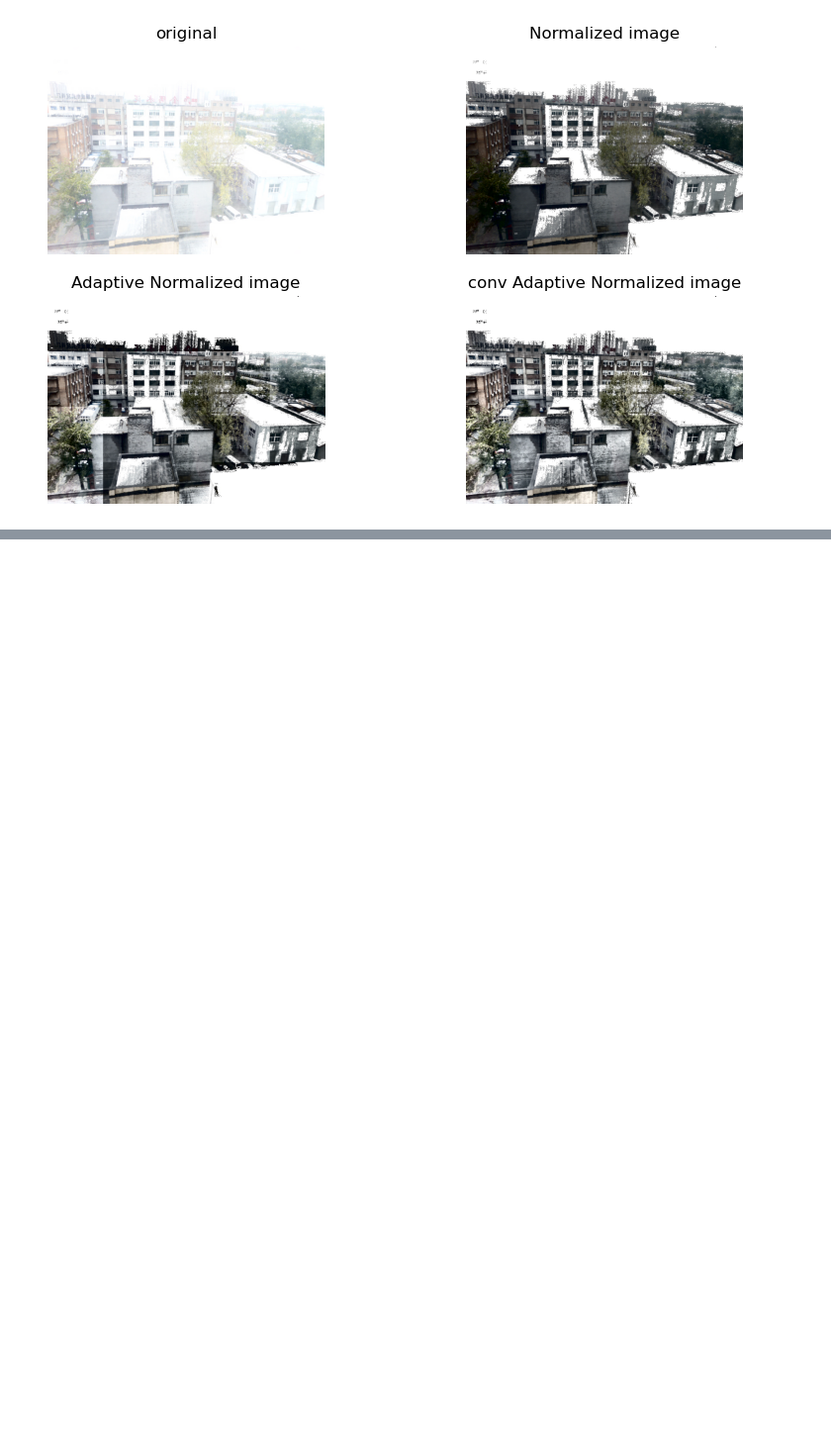
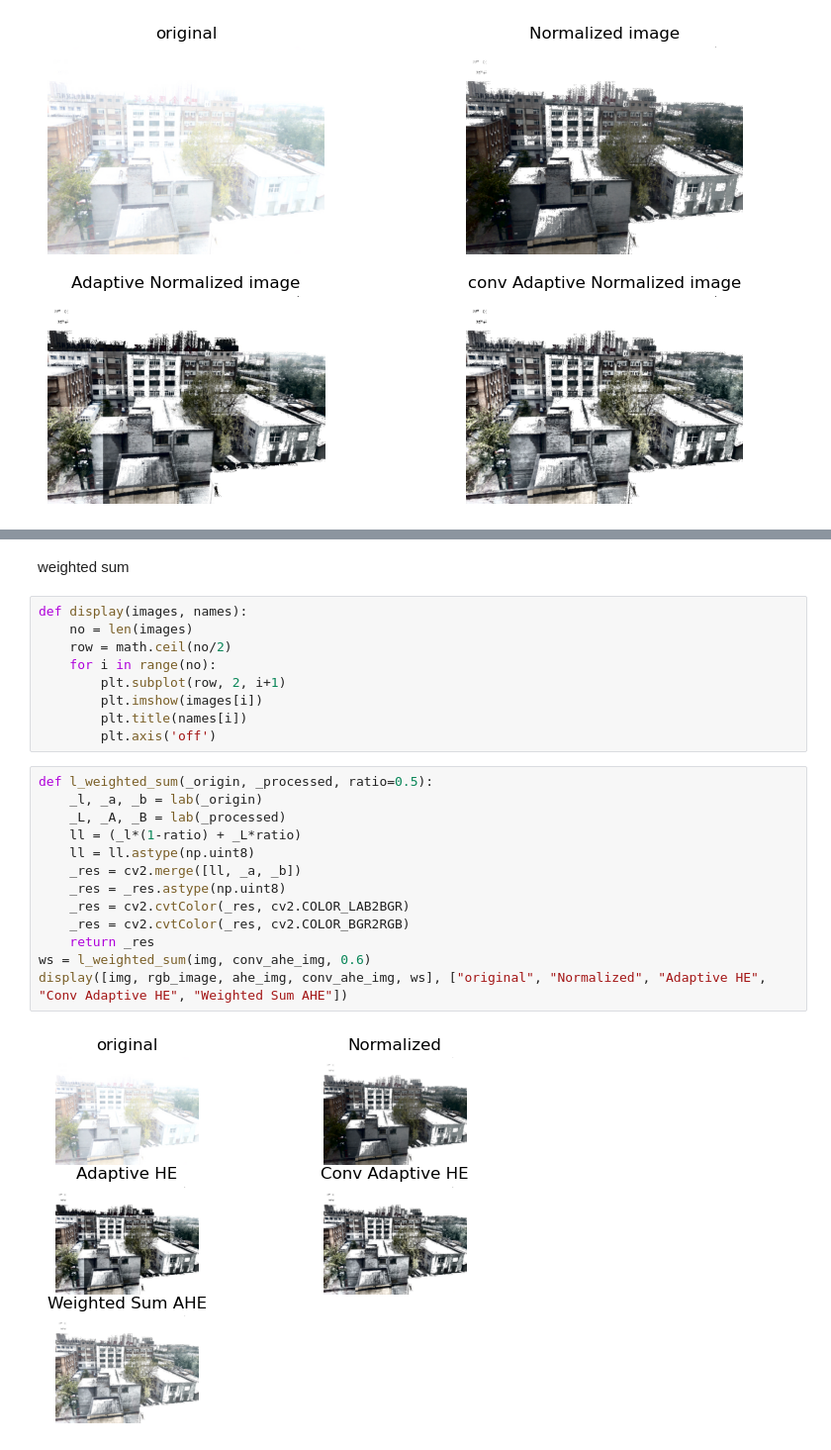
Before and after one commit to jiffij/Histogram-Equalization, a Jupyter notebook: main.ipynb, the cells around one changed output, grey strips where cells are left out. Shown at 99% size. Cells and saved outputs as stored; diff of their text form; blank space fills up the shorter version.

Commit message:
weighted sum

```diff
--- a/main.ipynb
+++ b/main.ipynb
@@ -318,3 +318,29 @@ plt.axis('off')
 # %% [output]
 (-0.5, 639.5, 479.5, -0.5)
 [figure]
+# %% [markdown]
+weighted sum
+# %%
+def display(images, names):
+    no = len(images)
+    row = math.ceil(no/2)
+    for i in range(no):
+        plt.subplot(row, 2, i+1)
+        plt.imshow(images[i])
+        plt.title(names[i])
+        plt.axis('off')
+# %%
+def l_weighted_sum(_origin, _processed, ratio=0.5):
+    _l, _a, _b = lab(_origin)
+    _L, _A, _B = lab(_processed)
+    ll = (_l*(1-ratio) + _L*ratio)
+    ll = ll.astype(np.uint8)
+    _res = cv2.merge([ll, _a, _b])
+    _res = _res.astype(np.uint8)
+    _res = cv2.cvtColor(_res, cv2.COLOR_LAB2BGR)
+    _res = cv2.cvtColor(_res, cv2.COLOR_BGR2RGB)
+    return _res
+ws = l_weighted_sum(img, conv_ahe_img, 0.6)
+display([img, rgb_image, ahe_img, conv_ahe_img, ws], ["original", "Normalized", "Adaptive HE", "Conv Adaptive HE", "Weighted Sum AHE"])
+# %% [output]
+[figure, added]
```
Also changed, not shown: parts of 5 cells of this notebook, 2 other files.
